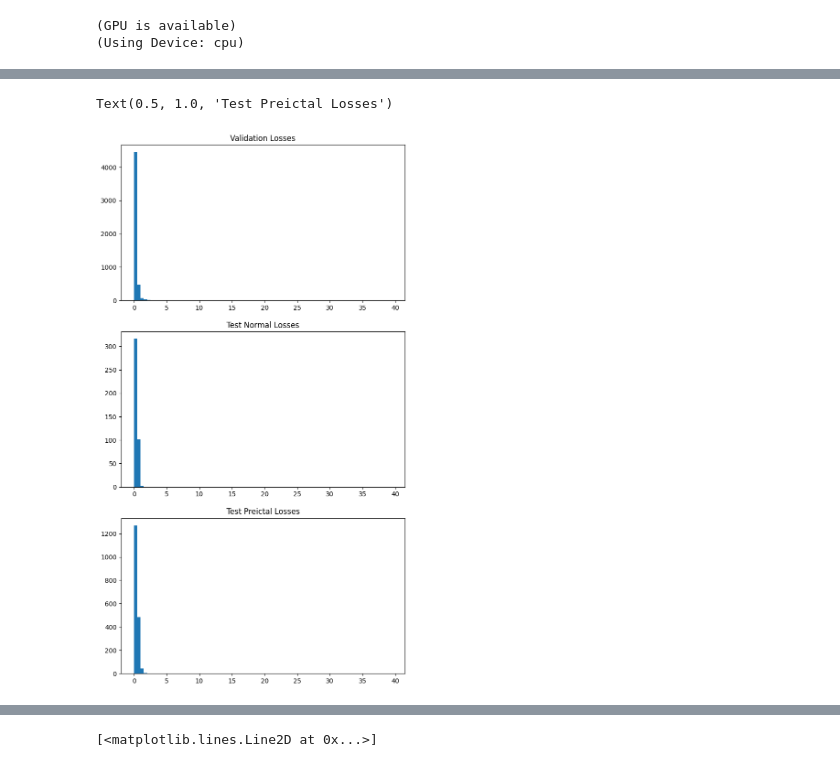
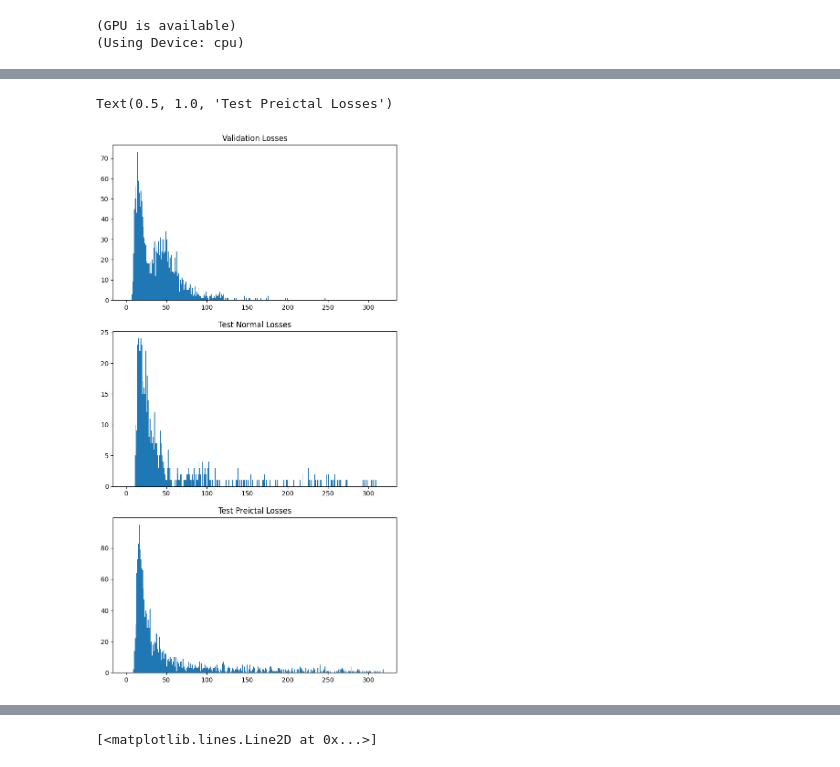
Before and after one commit to UniversityProjectsAtUnisa/epilepsy-prediction_thesis, a Jupyter notebook: scripts/torch/threshold_analysis.ipynb, the cells around one changed output, grey strips where cells are left out. Drawn from its saved outputs; the diff is of its cells as text; code cells hidden in the pictures.

```diff
--- a/scripts/torch/threshold_analysis.ipynb
+++ b/scripts/torch/threshold_analysis.ipynb
@@ -14,9 +14,9 @@ from test import evaluate
 dirpath = config.SAVED_MODEL_PATH
 dirpath.mkdir(exist_ok=True, parents=True)
 # %%
-patient = "chb01"
+patient = "chb15"
 patient_dirpath = dirpath/patient
-X_normal, X_test = load_data(config.H5_FILEPATH, patient, preprocess=not config.USE_CONVOLUTION)
+X_normal, X_test = load_numpy_dataset(config.H5_FILEPATH, patient, preprocess=not config.USE_CONVOLUTION, n_subwindows=config.N_SUBWINDOWS)
 if not X_normal:
     raise ValueError("No training data found")
 if not X_test:
@@ -56,11 +65,11 @@ test_preictal_losses = np.concatenate(test_preictal_losses)
 # %%
 fig, axs = plt.subplots(3, 1, figsize=(8, 15))
-axs[0].hist(val_losses, bins=[x/2 for x in range(0, 80, 1)])
+axs[0].hist(val_losses, bins=[x for x in range(0, 320, 1)])
 axs[0].set_title("Validation Losses")
-axs[1].hist(test_normal_losses, bins=[x/2 for x in range(0, 80, 1)])
+axs[1].hist(test_normal_losses, bins=[x for x in range(0, 320, 1)])
 axs[1].set_title("Test Normal Losses")
-axs[2].hist(test_preictal_losses, bins=[x/2 for x in range(0, 80, 1)])
+axs[2].hist(test_preictal_losses, bins=[x for x in range(0, 320, 1)])
 axs[2].set_title("Test Preictal Losses")
 # %% [output]
 Text(0.5, 1.0, 'Test Preictal Losses')
-[figure, old version]
+[figure, new version]
```
Also changed, not shown: parts of 5 cells of this notebook, 6 other files.
